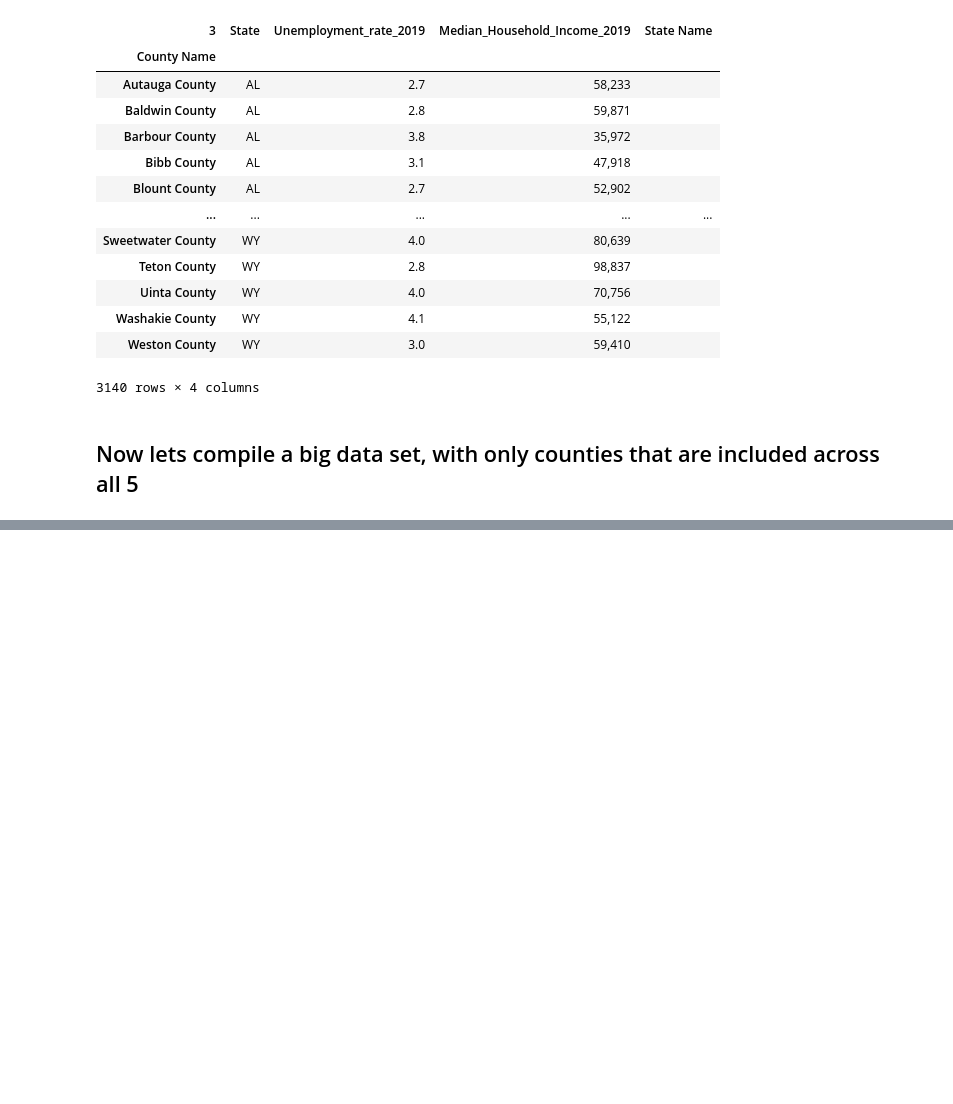
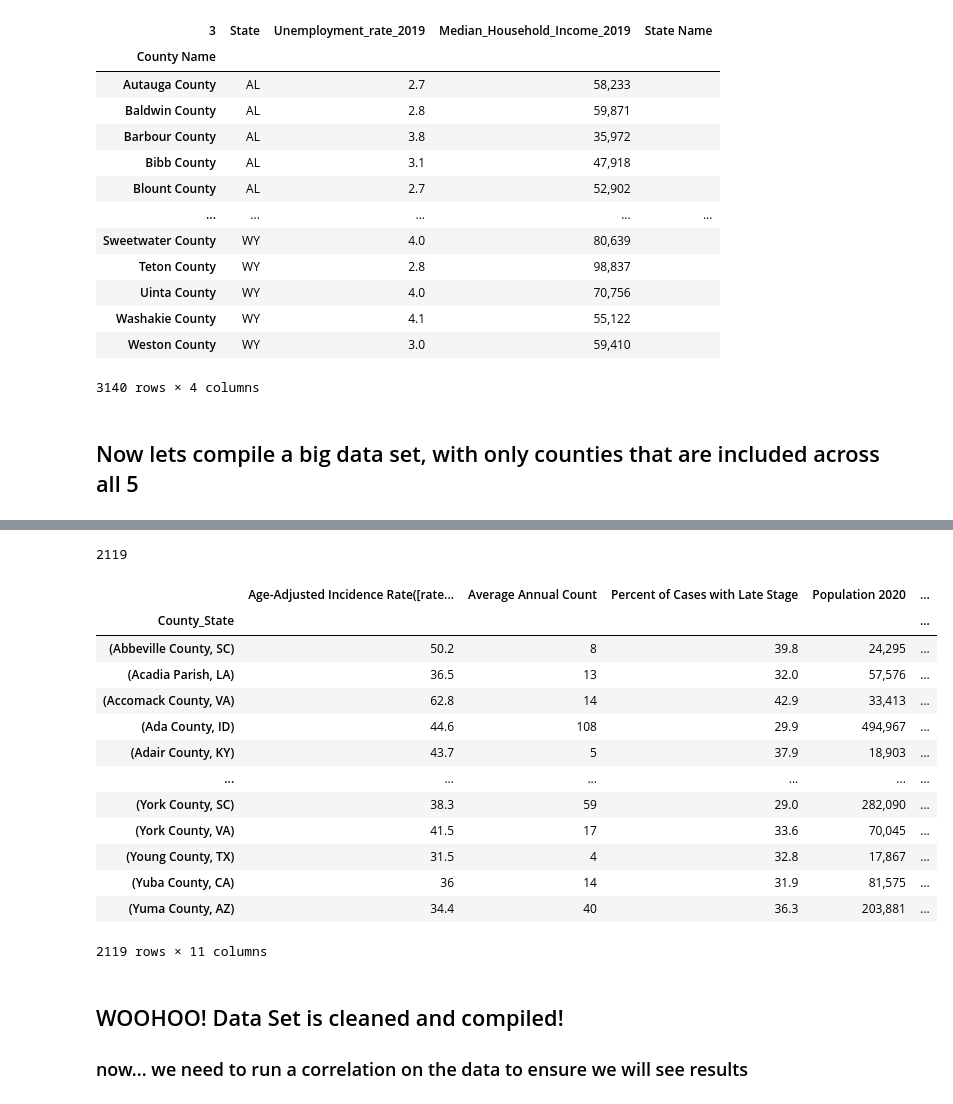
Before and after one commit to mahakbindal/Predicting-Breast-Cancer, a Jupyter notebook: Predicting_Breast_Cancer.ipynb, the cells around one changed output, grey strips where cells are left out. Cells and saved outputs as stored; diff of their text form; code cells hidden in the pictures; blank space fills up the shorter version.

```diff
--- a/Predicting_Breast_Cancer.ipynb
+++ b/Predicting_Breast_Cancer.ipynb
@@ -463,0 +506,9 @@ meeting with Lucian:
+# %%
+all_included_locs = breast_cancer_locs.intersection(population_locs)
+all_included_locs = all_included_locs.intersection(education_locs)
+all_included_locs = all_included_locs.intersection(poverty_locs)
+all_included_locs = all_included_locs.intersection(unemp_median_income_locs)
+
+#print(len(all_included_locs))
+# %% [output]
+2119
@@ -463,0 +541,28 @@ meeting with Lucian:
+# %%
+all_data = pd.merge(late_stage_by_county1, population1, on = "County_State")
+all_data = pd.merge(all_data, education1, on = "County_State")
+all_data = pd.merge(all_data, poverty1, on = "County_State")
+all_data = pd.merge(all_data, unemployment_median_income1, on = "County_State")
+all_data = all_data.drop(columns = ["Included_x","Included_y", "State_x", "State_y", "Included", "State Name", "State" ])
+
+all_data.set_index("County_State", inplace = True)
+all_data
+# %% [output]
+|  | Age-Adjusted Incidence Rate([rate... | Average Annual Count | Percent of Cases with Late Stage | Population 2020 | ... |
+| County_State |  |  |  |  | ... |
+| (Abbeville County, SC) | 50.2 | 8 | 39.8 | 24,295 | ... |
+| (Acadia Parish, LA) | 36.5 | 13 | 32.0 | 57,576 | ... |
+| (Accomack County, VA) | 62.8 | 14 | 42.9 | 33,413 | ... |
+| (Ada County, ID) | 44.6 | 108 | 29.9 | 494,967 | ... |
+| (Adair County, KY) | 43.7 | 5 | 37.9 | 18,903 | ... |
+| ... | ... | ... | ... | ... | ... |
+| (York County, SC) | 38.3 | 59 | 29.0 | 282,090 | ... |
+| (York County, VA) | 41.5 | 17 | 33.6 | 70,045 | ... |
+| (Young County, TX) | 31.5 | 4 | 32.8 | 17,867 | ... |
+| (Yuba County, CA) | 36 | 14 | 31.9 | 81,575 | ... |
+| (Yuma County, AZ) | 34.4 | 40 | 36.3 | 203,881 | ... |
+2119 rows × 11 columns
+# %% [markdown]
+## WOOHOO! Data Set is cleaned and compiled!
+
+### now... we need to run a correlation on the data to ensure we will see results
```
Also changed, not shown: parts of 24 cells of this notebook.
